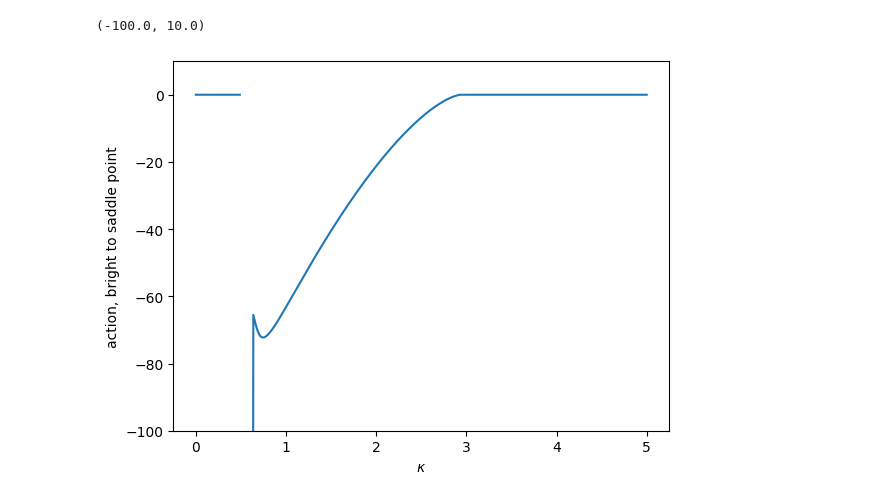
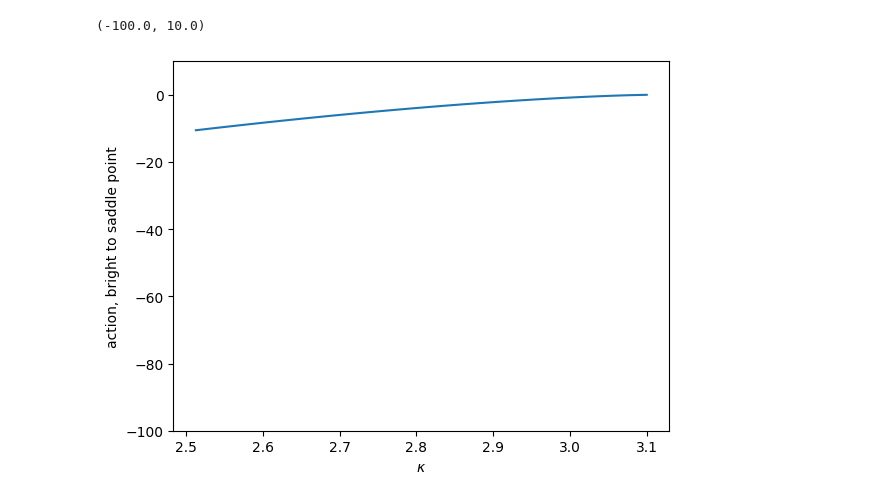
Before and after one commit to paulsbrookes/metastable, a Jupyter notebook: experiments/calculating-actions/calculate-actions-bright-to-saddle.ipynb, the cells around one changed output. Drawn from its saved outputs; the diff is of its cells as text; code cells hidden in the pictures.

Commit message:
chore: make kappa cut with bifurcations at both ends

```diff
--- a/experiments/calculating-actions/calculate-actions-bright-to-saddle.ipynb
+++ b/experiments/calculating-actions/calculate-actions-bright-to-saddle.ipynb
@@ -7,7 +7,7 @@ import matplotlib.pyplot as plt
 from metastable.map.map import FixedPointMap
 
 
-map_path = "/home/paul/Projects/keldysh/metastable/experiments/backup-map/map-601x401-bright-to-saddle.npz"
+map_path = "/home/paul/Projects/keldysh/metastable/experiments/output2/output_map.npz"
 fixed_point_map = FixedPointMap.load(map_path)
 # %%
 def calculate_action(bvp_result):
@@ -21,11 +21,12 @@ def calculate_action(bvp_result):
 
     return action, action_error
 # %%
-actions_array = np.zeros(fixed_point_map.kappa_linspace.shape)
+indexes = np.where(fixed_point_map.path_results[380,:,0])[0]
 
-from tqdm import tqdm
+actions_array = np.zeros(len(indexes))
+actions_list = []
 
-for idx in tqdm(range(40, 236)):
-    bvp_result = fixed_point_map.path_results[360,idx]
+for idx in indexes:
+    bvp_result = fixed_point_map.path_results[380,idx,0]
     action, action_error = calculate_action(bvp_result)
-    actions_array[idx] = action
+    actions_list.append(action)
@@ -41,8 +47,8 @@ for idx in tqdm(range(40, 236)):
 # %%
-plt.plot(fixed_point_map.kappa_linspace, actions_array)
+plt.plot(fixed_point_map.kappa_linspace[indexes], actions_list)
 plt.xlabel(r'$\kappa$')
 plt.ylabel(r'action, bright to saddle point')
 plt.ylim([-100,10])
 # %% [output]
 (-100.0, 10.0)
-[figure, old version]
+[figure, new version]
```
Also changed, not shown: parts of 6 cells of this notebook, 12 other files.
